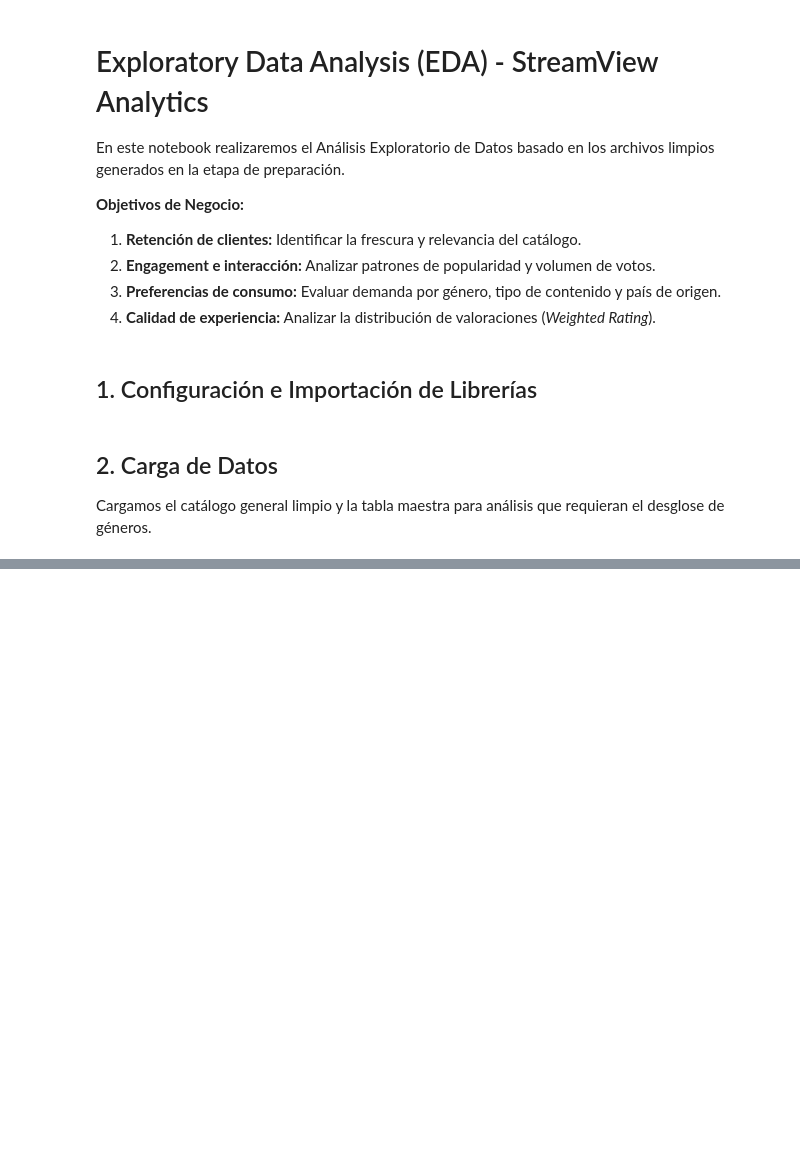
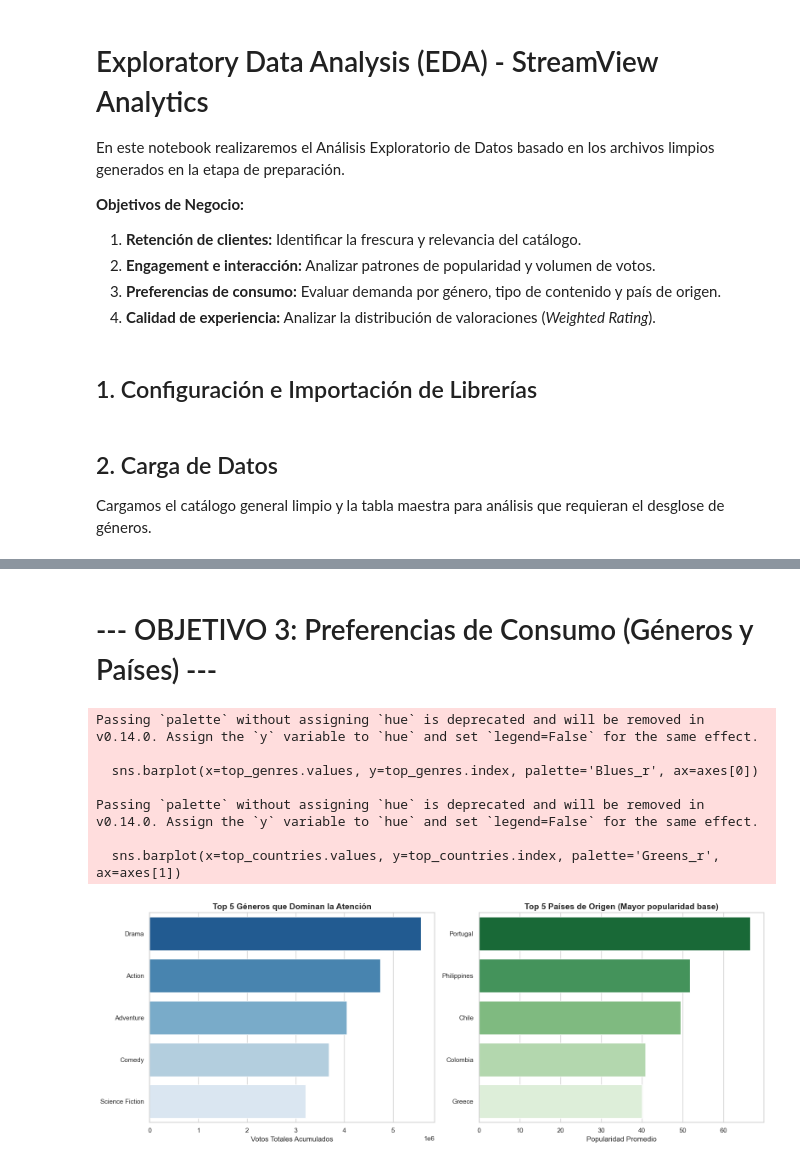
Before and after one commit to ChenteDUOC/Visualizacion-de-datos-parcial, a Jupyter notebook: notebooks/EDA_SreamView.ipynb, the cells around one changed output, grey strips where cells are left out. Drawn from its saved outputs; the diff is of its cells as text; code cells hidden in the pictures; blank space fills up the shorter version.

```diff
--- a/notebooks/EDA_SreamView.ipynb
+++ b/notebooks/EDA_SreamView.ipynb
@@ -43,0 +121,30 @@ display(df_catalog.head(3))
+# %% [markdown]
+# --- OBJETIVO 3: Preferencias de Consumo (Géneros y Países) ---
+# %%
+df_exploded = df_catalog.merge(df_genres_bridge, on='content_key', how='inner')
+fig, axes = plt.subplots(1, 2, figsize=(16, 6))
+# A. Top 5 Géneros más rentables
+top_genres = df_exploded.groupby('genre')['vote_count'].sum().nlargest(5)
+sns.barplot(x=top_genres.values, y=top_genres.index, palette='Blues_r', ax=axes[0])
+axes[0].set_title('Top 5 Géneros que Dominan la Atención', fontsize=14, fontweight='bold')
+axes[0].set_xlabel('Votos Totales Acumulados')
+axes[0].set_ylabel('')
+# B. Top 5 Países "Garantía de éxito"
+df_countries = df_catalog[df_catalog['primary_country'] != 'Unknown']
+top_countries = df_countries.groupby('primary_country').filter(lambda x: len(x) >= 30)
+top_countries = top_countries.groupby('primary_country')['popularity'].median().nlargest(5)
+sns.barplot(x=top_countries.values, y=top_countries.index, palette='Greens_r', ax=axes[1])
+axes[1].set_title('Top 5 Países de Origen (Mayor popularidad base)', fontsize=14, fontweight='bold')
+axes[1].set_xlabel('Popularidad Promedio')
+axes[1].set_ylabel('')
+plt.tight_layout()
+plt.show()
+# %% [output]
+Passing `palette` without assigning `hue` is deprecated and will be removed in v0.14.0. Assign the `y` variable to `hue` and set `legend=False` for the same effect.
+
+  sns.barplot(x=top_genres.values, y=top_genres.index, palette='Blues_r', ax=axes[0])
+
+Passing `palette` without assigning `hue` is deprecated and will be removed in v0.14.0. Assign the `y` variable to `hue` and set `legend=False` for the same effect.
+
+  sns.barplot(x=top_countries.values, y=top_countries.index, palette='Greens_r', ax=axes[1])
+[figure, added]
```
Also changed, not shown: parts of 11 cells of this notebook, 2 other files.
